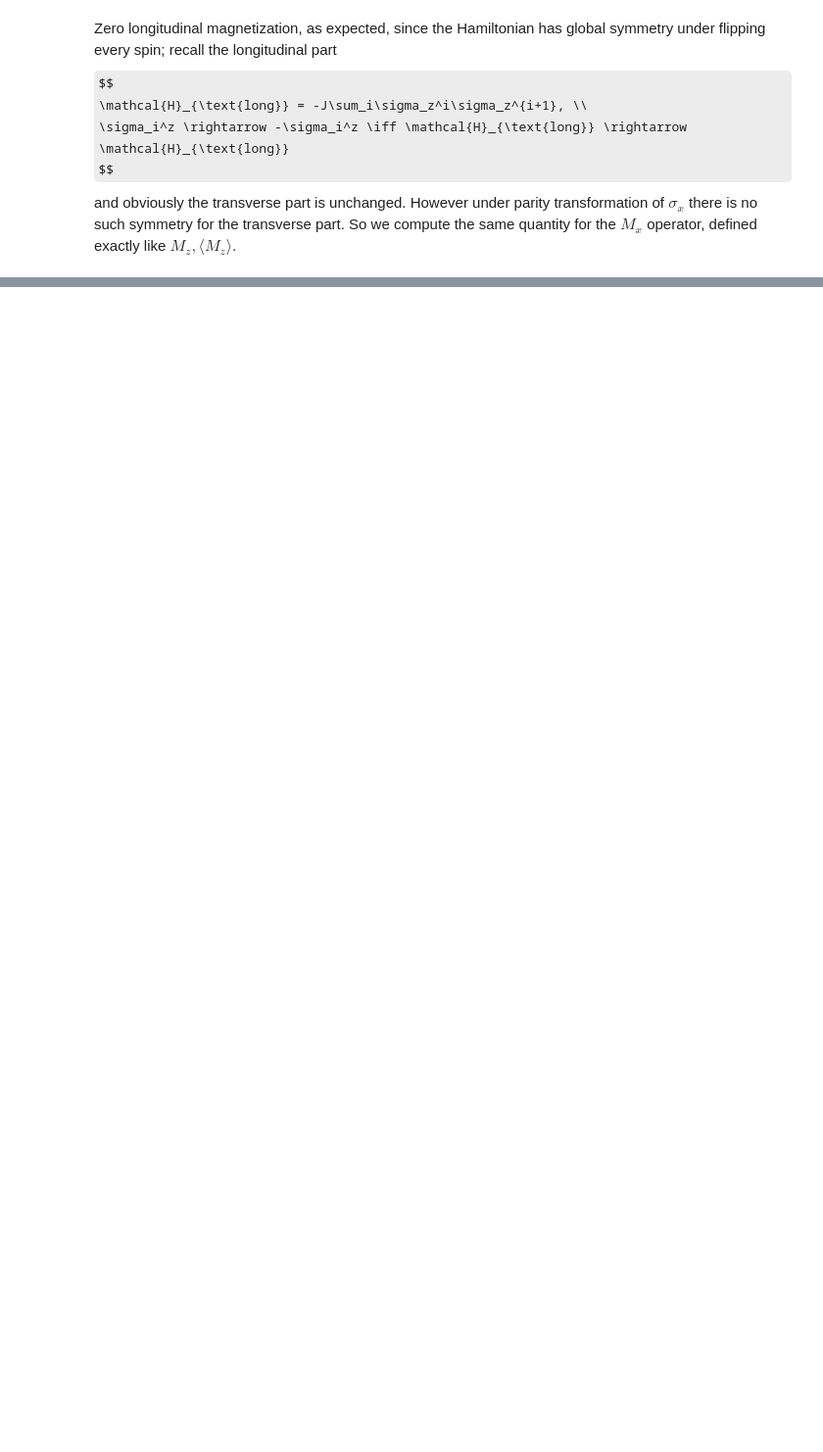
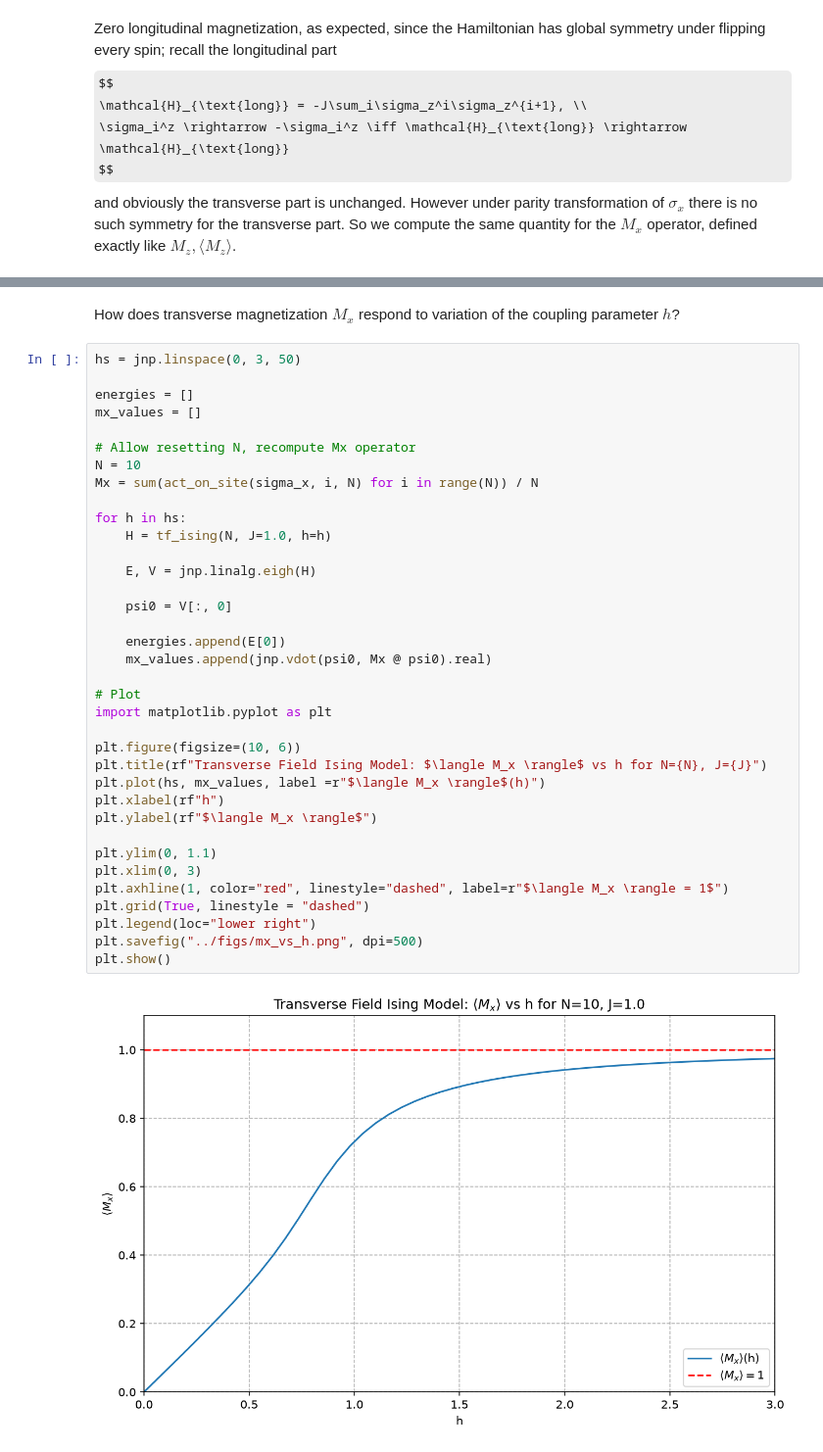
Before and after one commit to fionncur/gibbs-for-NQS, a Jupyter notebook: notebooks/exact_diagonalization.ipynb, the cells around one changed output, grey strips where cells are left out. Shown at 98% size. Cells and saved outputs as stored; diff of their text form; some formulas as TeX source; blank space fills up the shorter version.

Commit message:
compute average transverse magnetization, plot transverse magnetization as a function of the coupling parameter h

```diff
--- a/notebooks/exact_diagonalization.ipynb
+++ b/notebooks/exact_diagonalization.ipynb
@@ -141,0 +142,40 @@ $\displaystyle \langle M_x \rangle = 0.7128456661571941$
+# %% [markdown]
+How does transverse magnetization $M_x$ respond to variation of the coupling parameter $h$?
+# %%
+hs = jnp.linspace(0, 3, 50)
+
+energies = []
+mx_values = []
+
+# Allow resetting N, recompute Mx operator
+N = 10
+Mx = sum(act_on_site(sigma_x, i, N) for i in range(N)) / N
+
+for h in hs:
+    H = tf_ising(N, J=1.0, h=h)
+
+    E, V = jnp.linalg.eigh(H)
+
+    psi0 = V[:, 0]
+
+    energies.append(E[0])
+    mx_values.append(jnp.vdot(psi0, Mx @ psi0).real)
+
+# Plot
+import matplotlib.pyplot as plt
+
+plt.figure(figsize=(10, 6))
+plt.title(rf"Transverse Field Ising Model: $\langle M_x \rangle$ vs h for N={N}, J={J}")
+plt.plot(hs, mx_values, label =r"$\langle M_x \rangle$(h)")
+plt.xlabel(rf"h")
+plt.ylabel(rf"$\langle M_x \rangle$")
+
+plt.ylim(0, 1.1)
+plt.xlim(0, 3)
+plt.axhline(1, color="red", linestyle="dashed", label=r"$\langle M_x \rangle = 1$")
+plt.grid(True, linestyle = "dashed")
+plt.legend(loc="lower right")
+plt.savefig("../figs/mx_vs_h.png", dpi=500)
+plt.show()
+# %% [output]
+[figure, added]
```
Also changed, not shown: parts of 4 cells of this notebook, 1 other file.
